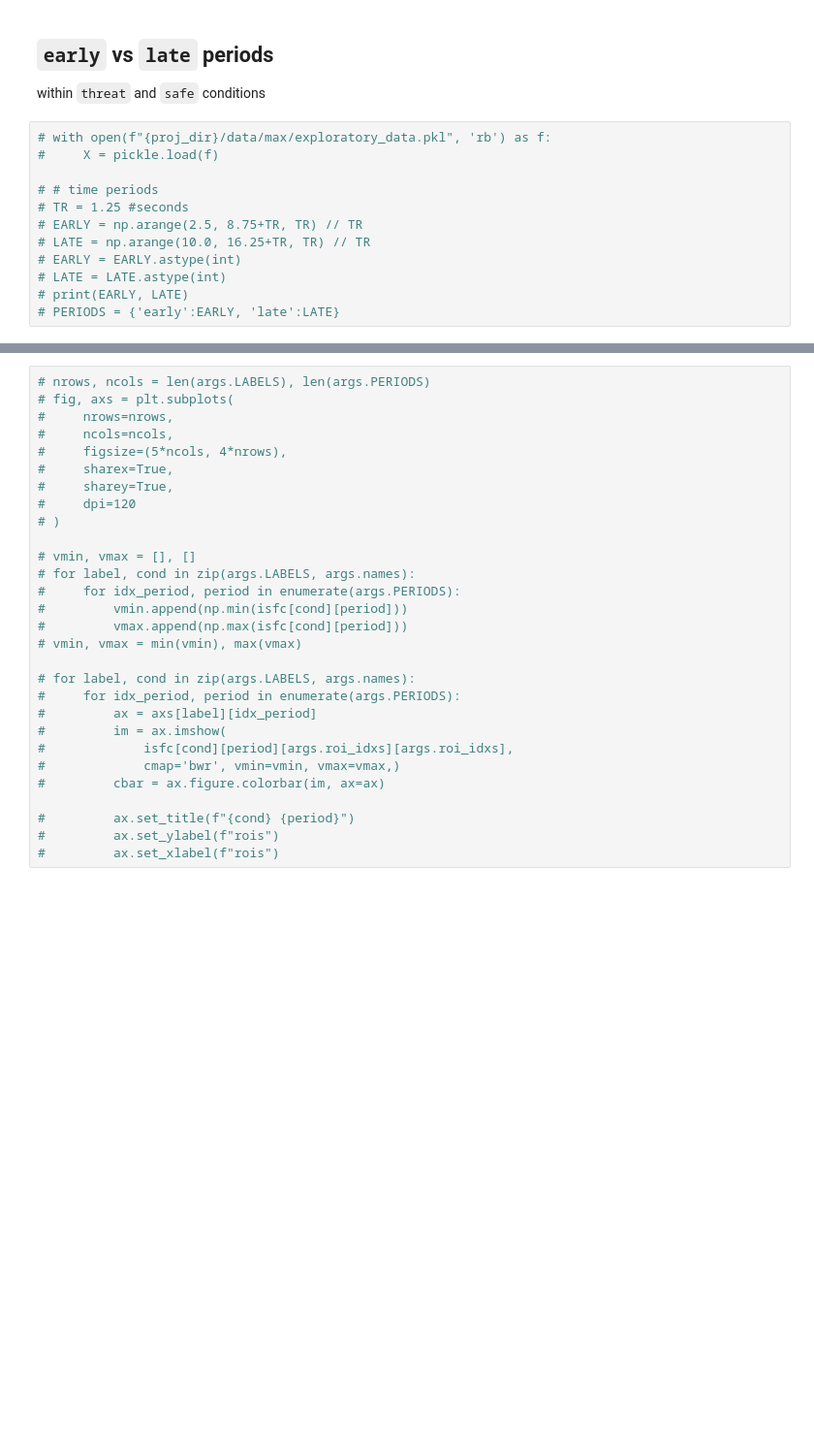
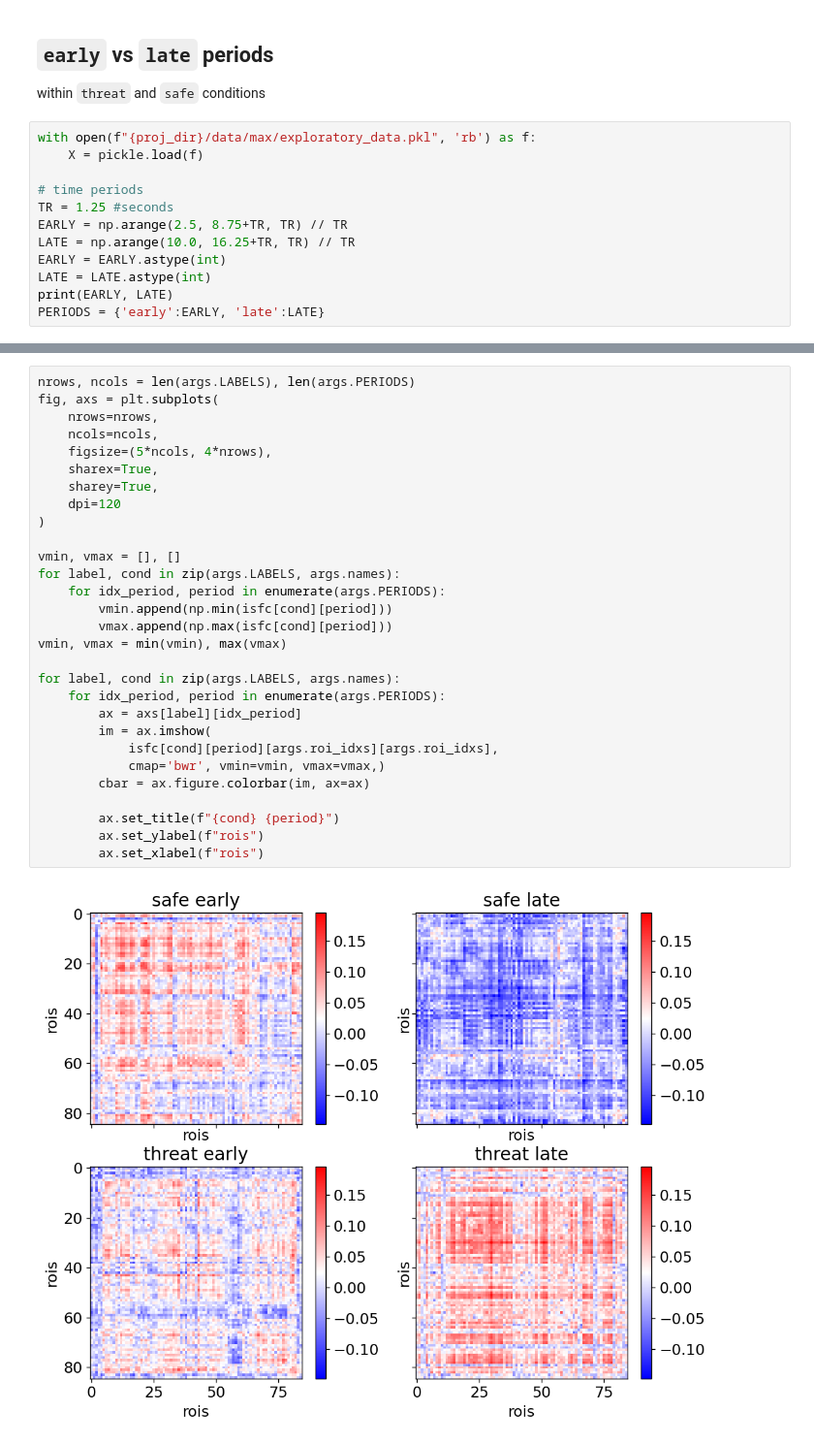
Before and after one commit to govinda-umd/network_dynamics, a Jupyter notebook: _build/jupyter_execute/nb/jun22/01-data-max_desc-isfc_threat_vs_safe.ipynb, the cells around one changed output, grey strips where cells are left out. Shown at 97% size. Cells and saved outputs as stored; diff of their text form; blank space fills up the shorter version.

Commit message:
isfc_early_late

```diff
--- a/_build/jupyter_execute/nb/jun22/01-data-max_desc-isfc_threat_vs_safe.ipynb
+++ b/_build/jupyter_execute/nb/jun22/01-data-max_desc-isfc_threat_vs_safe.ipynb
@@ -135,14 +135,14 @@ for label in args.LABELS:
 ## `early` vs `late` periods
 within `threat` and `safe` conditions
 # %%
-# with open(f"{proj_dir}/data/max/exploratory_data.pkl", 'rb') as f:
-#     X = pickle.load(f)
+with open(f"{proj_dir}/data/max/exploratory_data.pkl", 'rb') as f:
+    X = pickle.load(f)
 
-# # time periods
-# TR = 1.25 #seconds
-# EARLY = np.arange(2.5, 8.75+TR, TR) // TR
-# LATE = np.arange(10.0, 16.25+TR, TR) // TR
-# EARLY = EARLY.astype(int)
-# LATE = LATE.astype(int)
-# print(EARLY, LATE)
-# PERIODS = {'early':EARLY, 'late':LATE}
+# time periods
+TR = 1.25 #seconds
+EARLY = np.arange(2.5, 8.75+TR, TR) // TR
+LATE = np.arange(10.0, 16.25+TR, TR) // TR
+EARLY = EARLY.astype(int)
+LATE = LATE.astype(int)
+print(EARLY, LATE)
+PERIODS = {'early':EARLY, 'late':LATE}
@@ -198,29 +200,31 @@ within `threat` and `safe` conditions
 # %%
-# nrows, ncols = len(args.LABELS), len(args.PERIODS)
-# fig, axs = plt.subplots(
-#     nrows=nrows,
-#     ncols=ncols,
-#     figsize=(5*ncols, 4*nrows),
-#     sharex=True,
-#     sharey=True,
-#     dpi=120
-# )
+nrows, ncols = len(args.LABELS), len(args.PERIODS)
+fig, axs = plt.subplots(
+    nrows=nrows,
+    ncols=ncols,
+    figsize=(5*ncols, 4*nrows),
+    sharex=True,
+    sharey=True,
+    dpi=120
+)
 
-# vmin, vmax = [], []
-# for label, cond in zip(args.LABELS, args.names):
-#     for idx_period, period in enumerate(args.PERIODS):
-#         vmin.append(np.min(isfc[cond][period]))
-#         vmax.append(np.max(isfc[cond][period]))
-# vmin, vmax = min(vmin), max(vmax)
+vmin, vmax = [], []
+for label, cond in zip(args.LABELS, args.names):
+    for idx_period, period in enumerate(args.PERIODS):
+        vmin.append(np.min(isfc[cond][period]))
+        vmax.append(np.max(isfc[cond][period]))
+vmin, vmax = min(vmin), max(vmax)
 
-# for label, cond in zip(args.LABELS, args.names):
-#     for idx_period, period in enumerate(args.PERIODS):
-#         ax = axs[label][idx_period]
-#         im = ax.imshow(
-#             isfc[cond][period][args.roi_idxs][args.roi_idxs],
-#             cmap='bwr', vmin=vmin, vmax=vmax,)
-#         cbar = ax.figure.colorbar(im, ax=ax)
+for label, cond in zip(args.LABELS, args.names):
+    for idx_period, period in enumerate(args.PERIODS):
+        ax = axs[label][idx_period]
+        im = ax.imshow(
+            isfc[cond][period][args.roi_idxs][args.roi_idxs],
+            cmap='bwr', vmin=vmin, vmax=vmax,)
+        cbar = ax.figure.colorbar(im, ax=ax)
 
-#         ax.set_title(f"{cond} {period}")
-#         ax.set_ylabel(f"rois")
-#         ax.set_xlabel(f"rois")
+        ax.set_title(f"{cond} {period}")
+        ax.set_ylabel(f"rois")
+        ax.set_xlabel(f"rois")
+# %% [output]
+[figure, added]
```
Also changed, not shown: parts of 2 cells of this notebook, 44 other files.
